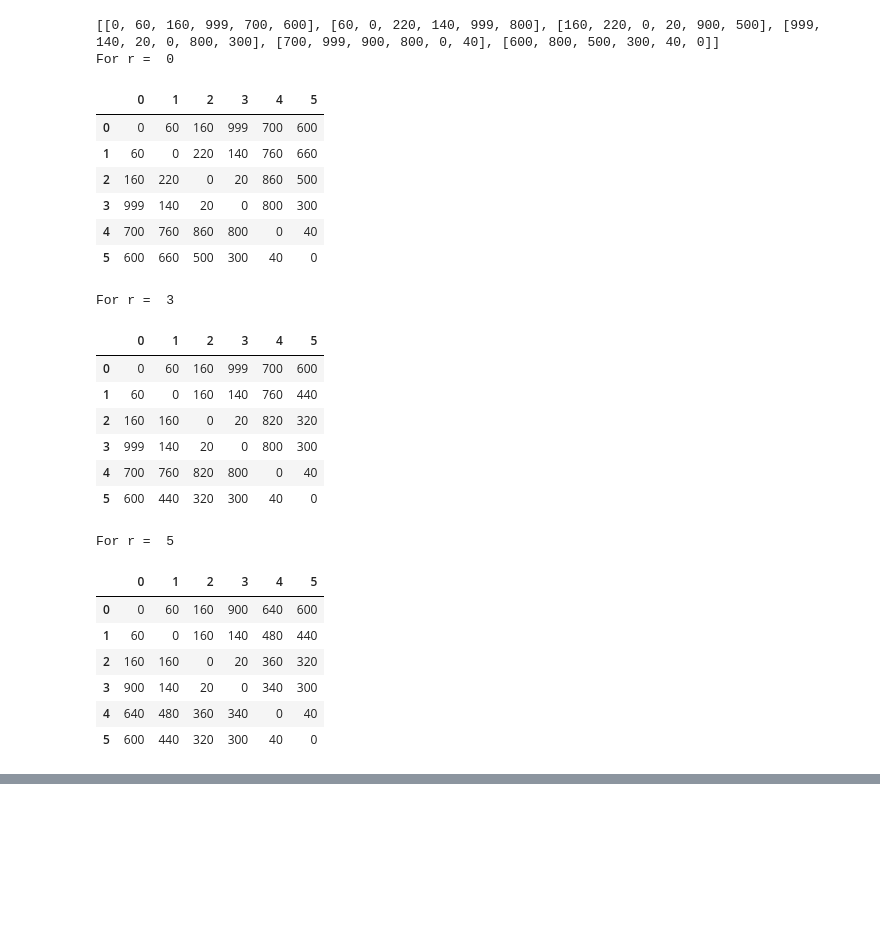
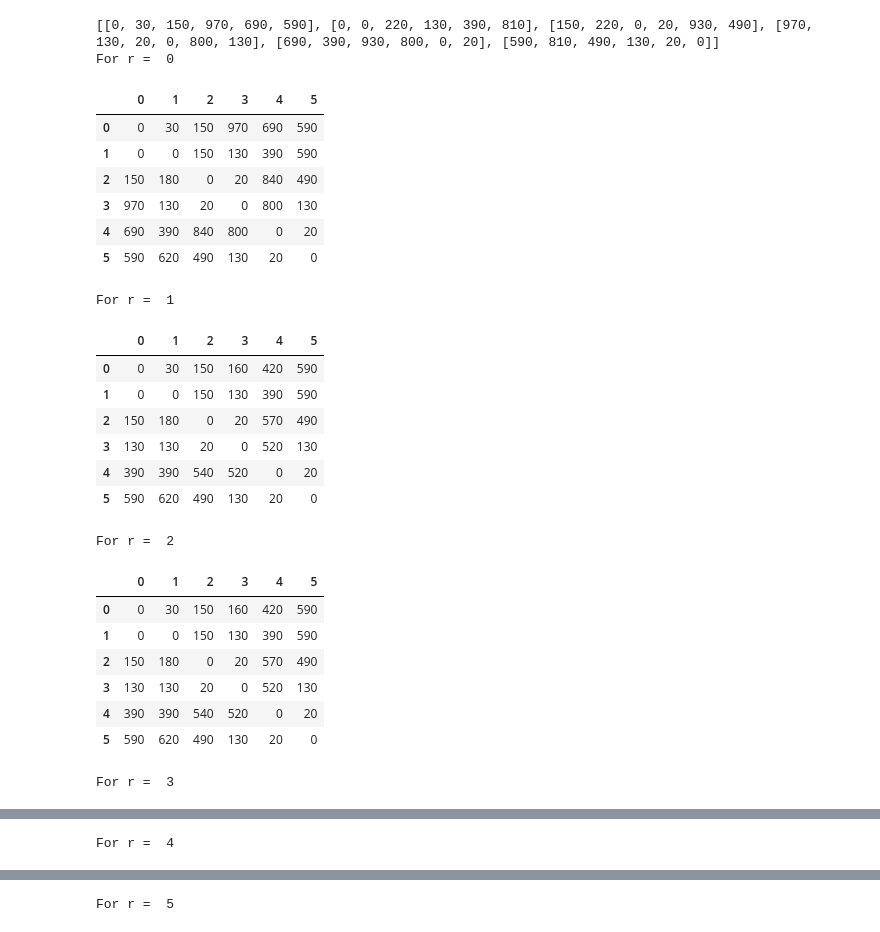
Before and after one commit to jhimy-michel/optimization-tools, a Jupyter notebook: Part2/Graphs/floydwarshall.ipynb, the cells around one changed output, grey strips where cells are left out. Saved outputs shown, nothing was run; the diff lists cells and outputs as text; code cells hidden in the pictures; blank space fills up the shorter version.

```diff
--- a/Part2/Graphs/floydwarshall.ipynb
+++ b/Part2/Graphs/floydwarshall.ipynb
@@ -13,70 +13,71 @@ def floyd(G):
 
     # Adding vertices individually
     for r in range(nV):
-        if(r == 0 or r == 3 or r == 5):  # skip this line if no specific stops are required
-            print("For r = ", r)
-            for p in range(nV):
-                for q in range(nV):
-                    dist[p][q] = min(dist[p][q], dist[p][r] + dist[r][q])
-            #print(dist)
-            #np_arr = sol(dist)
-            display(HTML(pd.DataFrame(dist).to_html()))
-        else:
-            continue
+        # if(r == 0 or r == 3 or r == 5):  # skip this line if no specific stops are required
+        print("For r = ", r)
+        for p in range(nV):
+            for q in range(nV):
+                dist[p][q] = min(dist[p][q], dist[p][r] + dist[r][q])
+        # print(dist)
+        #np_arr = sol(dist)
+        display(HTML(pd.DataFrame(dist).to_html()))
+        # else:
+        #    continue
 
 
 # Printing the output
 def sol(dist):
     temp_mat = dist
     for p in range(nV):
         for q in range(nV):
             if(temp_mat[p][q] == INF):
                 # print("INF", end=" ")
                 temp_mat[p][q] = "INF"
             else:
                 # print(dist[p][q], end="  ")
                 continue
         # print("")  # \n is append to the end of the string
     return temp_mat
 
 
 # Number of vertices
 nV = 6
 INF = 999  # used as infinitum representation
 
 # TODO: Migrate the input to CSV
-G = [[0, 60, 160, INF, 700, 600],  # A
-     [60, 0, 220, 140, INF, 800],  # B
-     [160, 220, 0, 20, 900, 500],  # C
-     [INF, 140, 20, 0, 800, 300],  # D
-     [700, INF, 900, 800, 0, 40],  # E
-     [600, 800, 500, 300, 40, 0],  # F
+G = [[0, 30, 150, 970, 690, 590],  # A
+     [30, 0, 220, 130, 390, 810],  # B
+     [150, 220, 0, 20, 930, 490],  # C
+     [970, 130, 20, 0, 800, 130],  # D
+     [690, 390, 930, 800, 0, 20],  # E
+     [590, 810, 490, 130, 20, 0],  # F
      ]
 
 floyd(G)
 # %% [output]
-[[0, 60, 160, 999, 700, 600], [60, 0, 220, 140, 999, 800], [160, 220, 0, 20, 900, 500], [999, 140, 20, 0, 800, 300], [700, 999, 900, 800, 0, 40], [600, 800, 500, 300, 40, 0]]
+[[0, 30, 150, 970, 690, 590], [0, 0, 220, 130, 390, 810], [150, 220, 0, 20, 930, 490], [970, 130, 20, 0, 800, 130], [690, 390, 930, 800, 0, 20], [590, 810, 490, 130, 20, 0]]
 For r =  0
 |  | 0 | 1 | 2 | 3 | 4 | 5 |
-| 0 | 0 | 60 | 160 | 999 | 700 | 600 |
-| 1 | 60 | 0 | 220 | 140 | 760 | 660 |
-| 2 | 160 | 220 | 0 | 20 | 860 | 500 |
-| 3 | 999 | 140 | 20 | 0 | 800 | 300 |
-| 4 | 700 | 760 | 860 | 800 | 0 | 40 |
-| 5 | 600 | 660 | 500 | 300 | 40 | 0 |
+| 0 | 0 | 30 | 150 | 970 | 690 | 590 |
+| 1 | 0 | 0 | 150 | 130 | 390 | 590 |
+| 2 | 150 | 180 | 0 | 20 | 840 | 490 |
+| 3 | 970 | 130 | 20 | 0 | 800 | 130 |
+| 4 | 690 | 390 | 840 | 800 | 0 | 20 |
+| 5 | 590 | 620 | 490 | 130 | 20 | 0 |
-For r =  3
+For r =  1
 |  | 0 | 1 | 2 | 3 | 4 | 5 |
-| 0 | 0 | 60 | 160 | 999 | 700 | 600 |
-| 1 | 60 | 0 | 160 | 140 | 760 | 440 |
-| 2 | 160 | 160 | 0 | 20 | 820 | 320 |
-| 3 | 999 | 140 | 20 | 0 | 800 | 300 |
-| 4 | 700 | 760 | 820 | 800 | 0 | 40 |
-| 5 | 600 | 440 | 320 | 300 | 40 | 0 |
+| 0 | 0 | 30 | 150 | 160 | 420 | 590 |
+| 1 | 0 | 0 | 150 | 130 | 390 | 590 |
+| 2 | 150 | 180 | 0 | 20 | 570 | 490 |
+| 3 | 130 | 130 | 20 | 0 | 520 | 130 |
+| 4 | 390 | 390 | 540 | 520 | 0 | 20 |
+| 5 | 590 | 620 | 490 | 130 | 20 | 0 |
-For r =  5
+For r =  2
 |  | 0 | 1 | 2 | 3 | 4 | 5 |
-| 0 | 0 | 60 | 160 | 900 | 640 | 600 |
-| 1 | 60 | 0 | 160 | 140 | 480 | 440 |
-| 2 | 160 | 160 | 0 | 20 | 360 | 320 |
-| 3 | 900 | 140 | 20 | 0 | 340 | 300 |
-| 4 | 640 | 480 | 360 | 340 | 0 | 40 |
-| 5 | 600 | 440 | 320 | 300 | 40 | 0 |
+| 0 | 0 | 30 | 150 | 160 | 420 | 590 |
+| 1 | 0 | 0 | 150 | 130 | 390 | 590 |
+| 2 | 150 | 180 | 0 | 20 | 570 | 490 |
+| 3 | 130 | 130 | 20 | 0 | 520 | 130 |
+| 4 | 390 | 390 | 540 | 520 | 0 | 20 |
+| 5 | 590 | 620 | 490 | 130 | 20 | 0 |
+For r =  3
@@ -82,0 +91 @@ For r =  5
+For r =  4
@@ -82,0 +99 @@ For r =  5
+For r =  5
```
Also changed, not shown: parts of 1 cell of this notebook, 7 other files.
